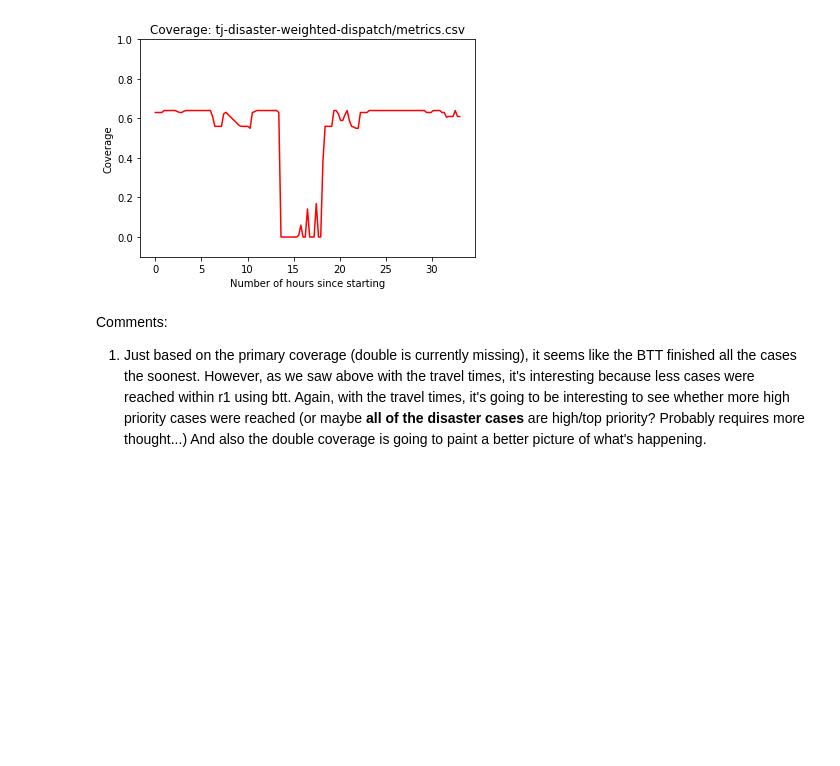
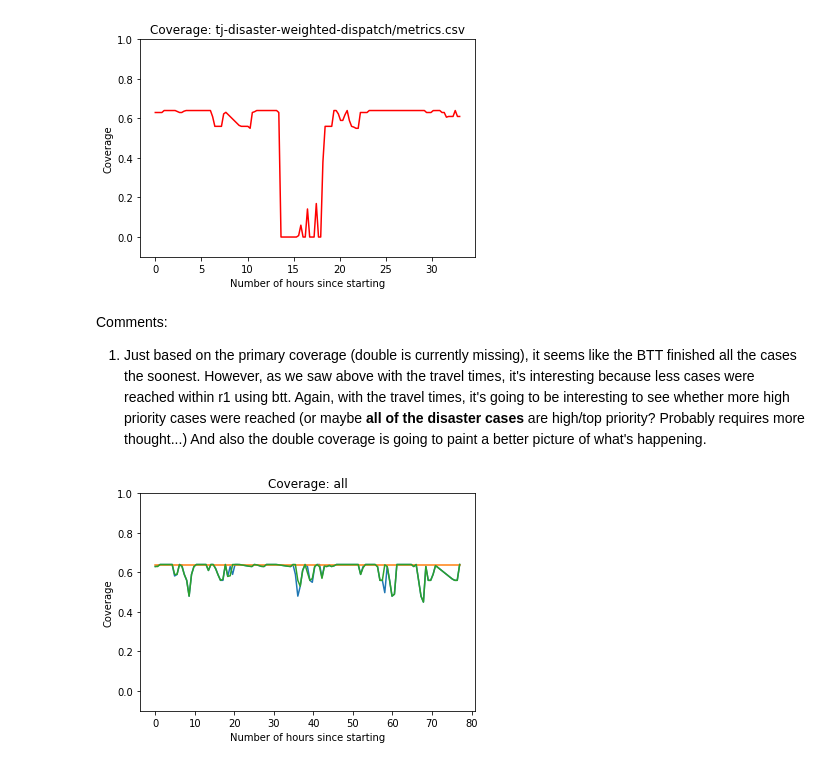
Before and after one commit to EMSTrack/Algorithms, a Jupyter notebook: rct-simulation-v3-all-scenarios-and-policies.ipynb, the cells around one changed output. Drawn from its saved outputs; the diff is of its cells as text; code cells hidden in the pictures; blank space fills up the shorter version.

Commit message:
Coverage overlayed

```diff
--- a/rct-simulation-v3-all-scenarios-and-policies.ipynb
+++ b/rct-simulation-v3-all-scenarios-and-policies.ipynb
@@ -392,3 +392,37 @@ for name, metric in metrics.items():
 # %% [markdown]
 Comments:
 1. Just based on the primary coverage (double is currently missing), it seems like the BTT finished all the cases the soonest. However, as we saw above with the travel times, it's interesting because less cases were reached within r1 using btt. Again, with the travel times, it's going to be interesting to see whether more high priority cases were reached (or maybe **all of the disaster cases** are high/top priority? Probably requires more thought...) And also the double coverage is going to paint a better picture of what's happening.
+# %%
+def draw_coverage_overlayed(metrics, name):
+
+    coverages = [(pandas.to_datetime(arr[0]), float(arr[1])) for arr in metrics.values]
+    coverages.sort()
+
+    xs = [cov[0] for cov in coverages]
+    ys = [cov[1] for cov in coverages]
+
+    first = xs[0]
+    xs = [(date-first).total_seconds()/3600 for date in xs]
+
+#     print(all([xs[i] <= xs[i+1] for i in range(len(xs)-1)]))
+
+    # Smoothed the original
+    smooth_xs = np.linspace(int(min(xs)), int(max(xs)), len(xs)//4)
+
+    spl = make_interp_spline(xs, ys, k=1)
+    smooth_ys = spl(smooth_xs)
+
+
+    figure_title = "Coverage: all"
+    plt.figure(figure_title)
+    plt.title(figure_title)
+    plt.ylim(-0.1, 1.0)
+    plt.xlabel("Number of hours since starting"); plt.ylabel('Coverage')
+
+#     plt.plot(xs, ys, 'b.' )
+    plt.plot(smooth_xs, smooth_ys, '-')
+# %%
+for name, metric in metrics.items():
+    if "weekday" in name: draw_coverage_overlayed(metric, name)
+# %% [output]
+[figure, added]
```
Also changed, not shown: parts of 2 cells of this notebook.
